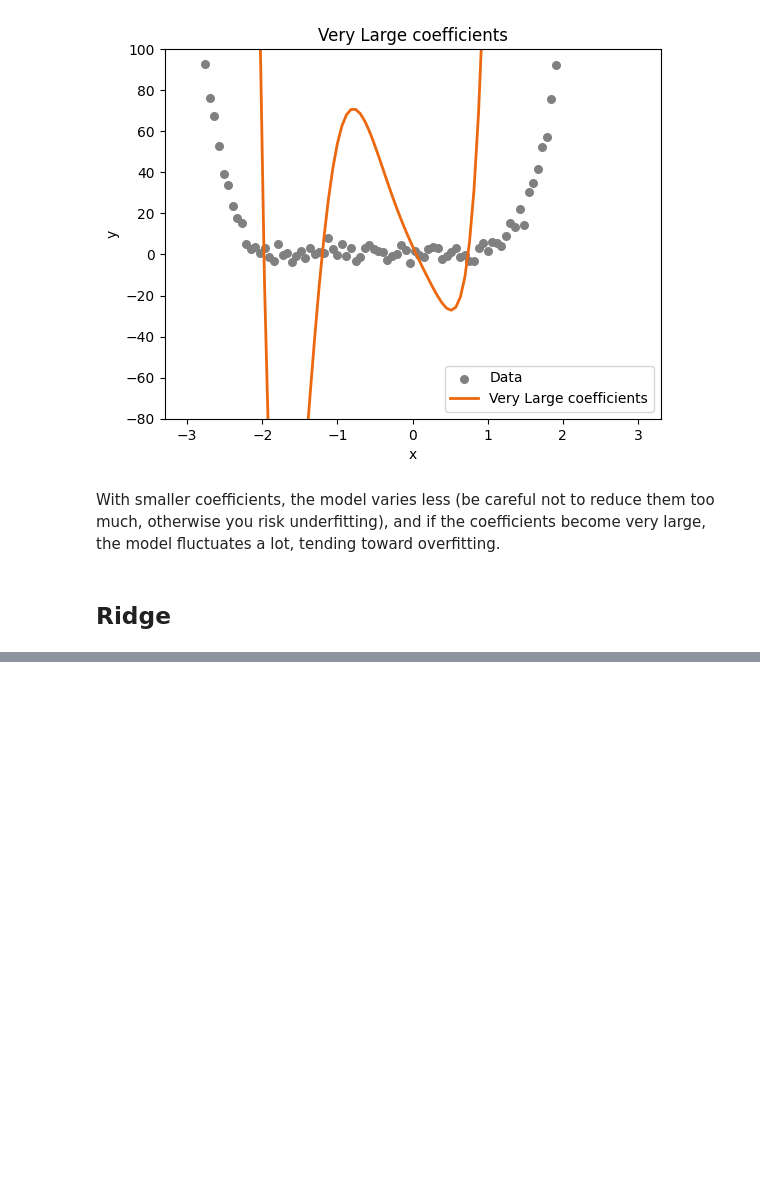
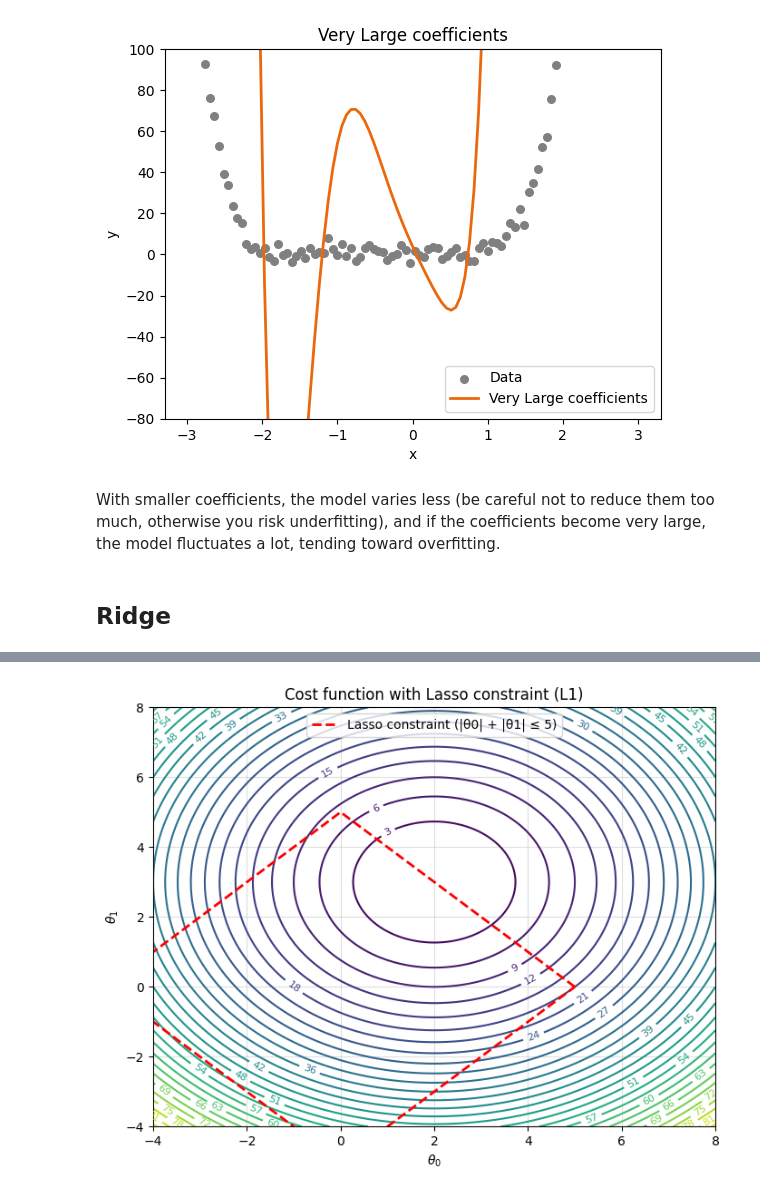
Before and after one commit to cruchau/machine_learning, a Jupyter notebook: linear_model/regression/12_regularization_and_model_penalization.ipynb, the cells around one changed output, grey strips where cells are left out. Saved outputs shown, nothing was run; the diff lists cells and outputs as text; code cells hidden in the pictures; blank space fills up the shorter version.

```diff
--- a/linear_model/regression/12_regularization_and_model_penalization.ipynb
+++ b/linear_model/regression/12_regularization_and_model_penalization.ipynb
@@ -156,0 +194,31 @@ With smaller coefficients, the model varies less (be careful not to reduce them
+# %%
+# Parameter grid
+theta0 = np.linspace(-4, 8, 400)
+theta1 = np.linspace(-4, 8, 400)
+T0, T1 = np.meshgrid(theta0, theta1)
+
+# Cost function (simple example)
+cost = (T0 - 2)**2 + (T1 - 3)**2
+
+# Threshold for the constraint
+c = 5
+
+# Plotting the Lasso constraint (diamond): |theta0| + |theta1| <= c
+# The vertices of the diamond are at points (±c, 0) and (0, ±c)
+diamond_theta0 = np.array([c, 0, -c, 0, c])
+diamond_theta1 = np.array([0, c, 0, -c, 0])
+
+plt.figure(figsize=(8, 6))
+contours = plt.contour(T0, T1, cost, levels=30, cmap='viridis')
+plt.clabel(contours, inline=True, fontsize=8)
+plt.plot(diamond_theta0, diamond_theta1, 'r--', linewidth=2, label=f'Lasso constraint (|θ0| + |θ1| ≤ {c})')
+plt.xlabel(r'$\theta_0$')
+plt.ylabel(r'$\theta_1$')
+plt.title('Cost function with Lasso constraint (L1)')
+plt.legend()
+plt.grid(alpha=0.4)
+plt.xlim(-4, 8)
+plt.ylim(-4, 8)
+plt.show()
+# %% [output]
+[figure, added]
```
Also changed, not shown: parts of 5 cells of this notebook.
